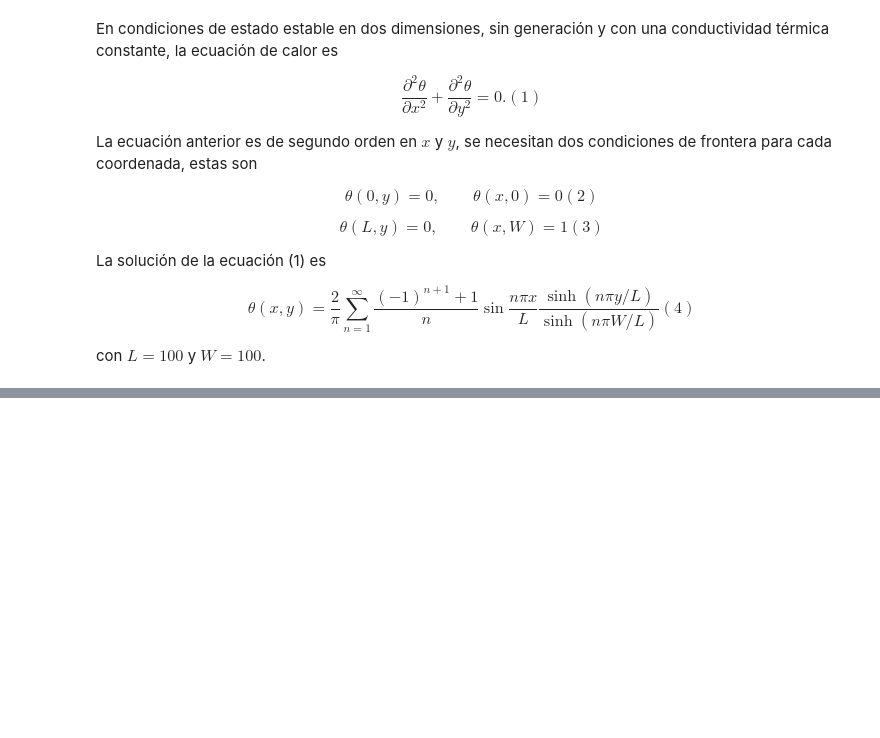
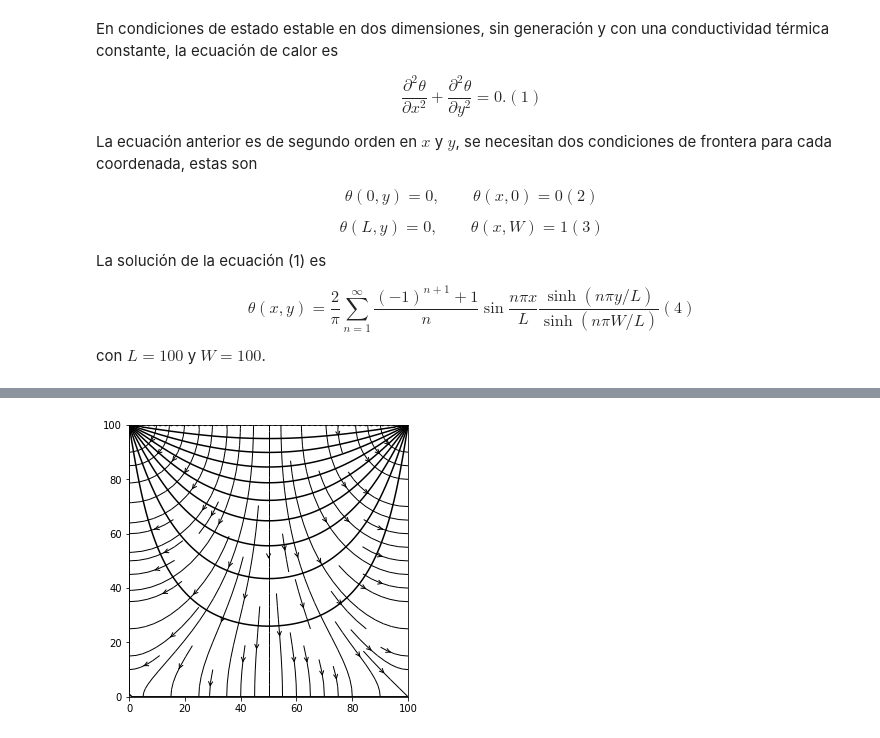
Before and after one commit to alegmor/heat-equation-2D, a Jupyter notebook: Heatequation-2D.ipynb, the cells around one changed output, grey strips where cells are left out. Cells and saved outputs as stored; diff of their text form; code cells hidden in the pictures; blank space fills up the shorter version.

```diff
--- a/Heatequation-2D.ipynb
+++ b/Heatequation-2D.ipynb
@@ -76,10 +80,2 @@ $$ \mathbf{q} = -k \nabla T = -k \left(\dfrac{\partial \theta}{\partial x} + \df
 
 with $k=0.1$
-# %%
-#defino el flujo de calor
-def Q(x,y,W,L,N):
-    q = x*0
-    k = -0.1
-    for n in range(1,N):
-       #aquí se debe definir el resultado de la ecuación (5)
-        return q
@@ -110,0 +82,29 @@ plt.show()
+# %%
+#líneas de flujo
+def Q(x,y,W,L,N):
+    qx = x*0
+    qy = x*0
+    k  = 0.1
+    for i in range(1,N):
+        C      = ((-1)**(i+1))+1
+        csn    = cos((i*pi*x)/L)
+        sn     = sin((i*pi*x)/L)
+        snhy   = sinh((i*pi*y)/L)/sinh((i*pi*W)/L)
+        csnhy  = cosh((i*pi*y)/L)/sinh((i*pi*W)/L)
+        qx += -k*(2/pi)*(C/i)*((pi*i)/L)*(csn*snhy)
+        qy += -k*(2/pi)*(C/i)*((pi*i)/L)*(sn*csnhy)
+    return qx,qy
+# %%
+L = 100
+W = 100
+x = np.linspace(0,L, 100)
+y = np.linspace(0,W, 100)
+N = 100
+X, Y = np.meshgrid(x, y)
+qx,qy = Q(X,Y,W,L,N)
+plt.figure(figsize=(5,5))
+plt.contour(X, Y, Z,levels= 13, colors='black')
+plt.streamplot(X,Y,qx,qy,density=0.7, color='black', linewidth=1, cmap='autumn',arrowstyle ='->',arrowsize = 1)
+plt.show()
+# %% [output]
+[figure, added]
```
Also changed, not shown: parts of 4 cells of this notebook.
